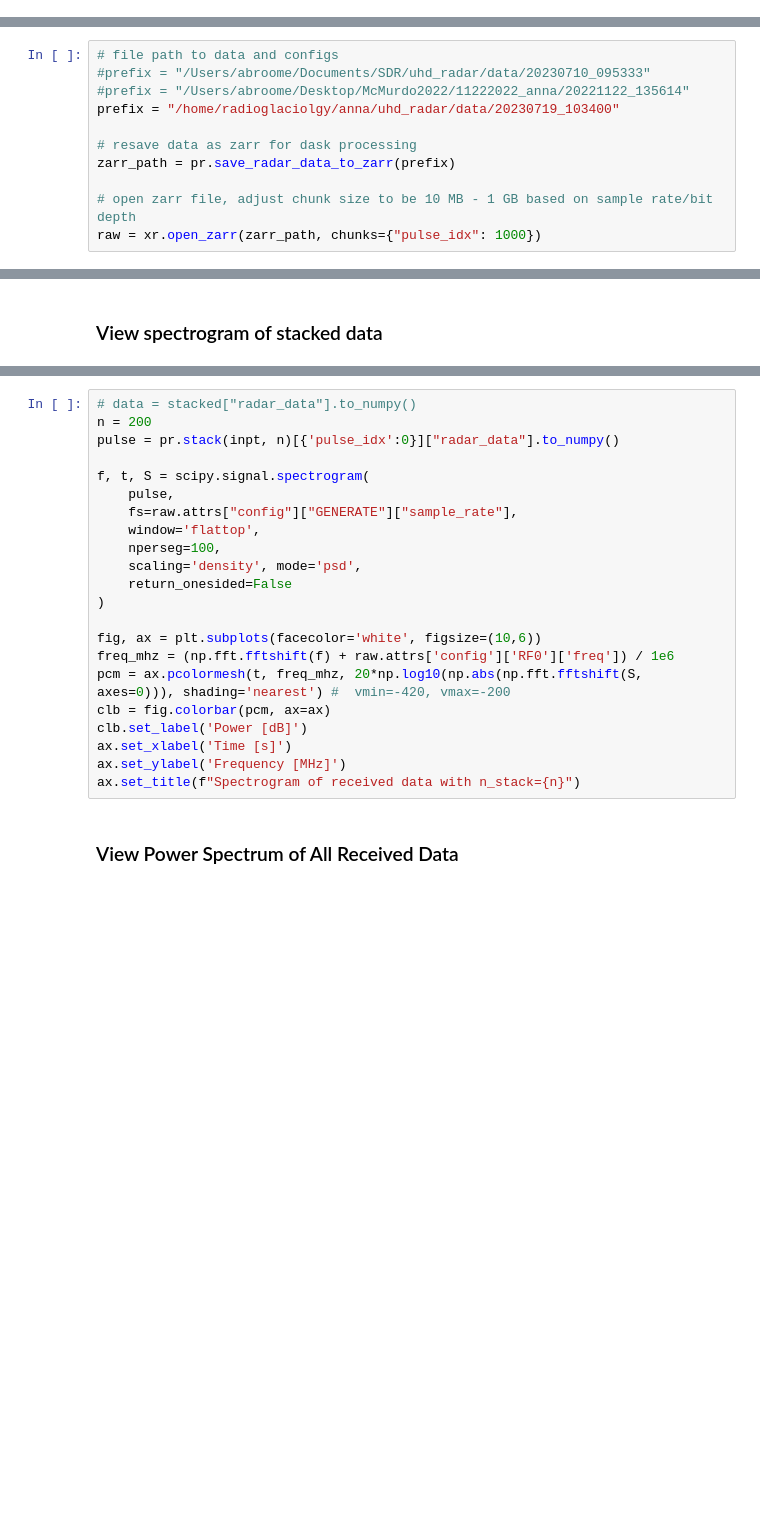
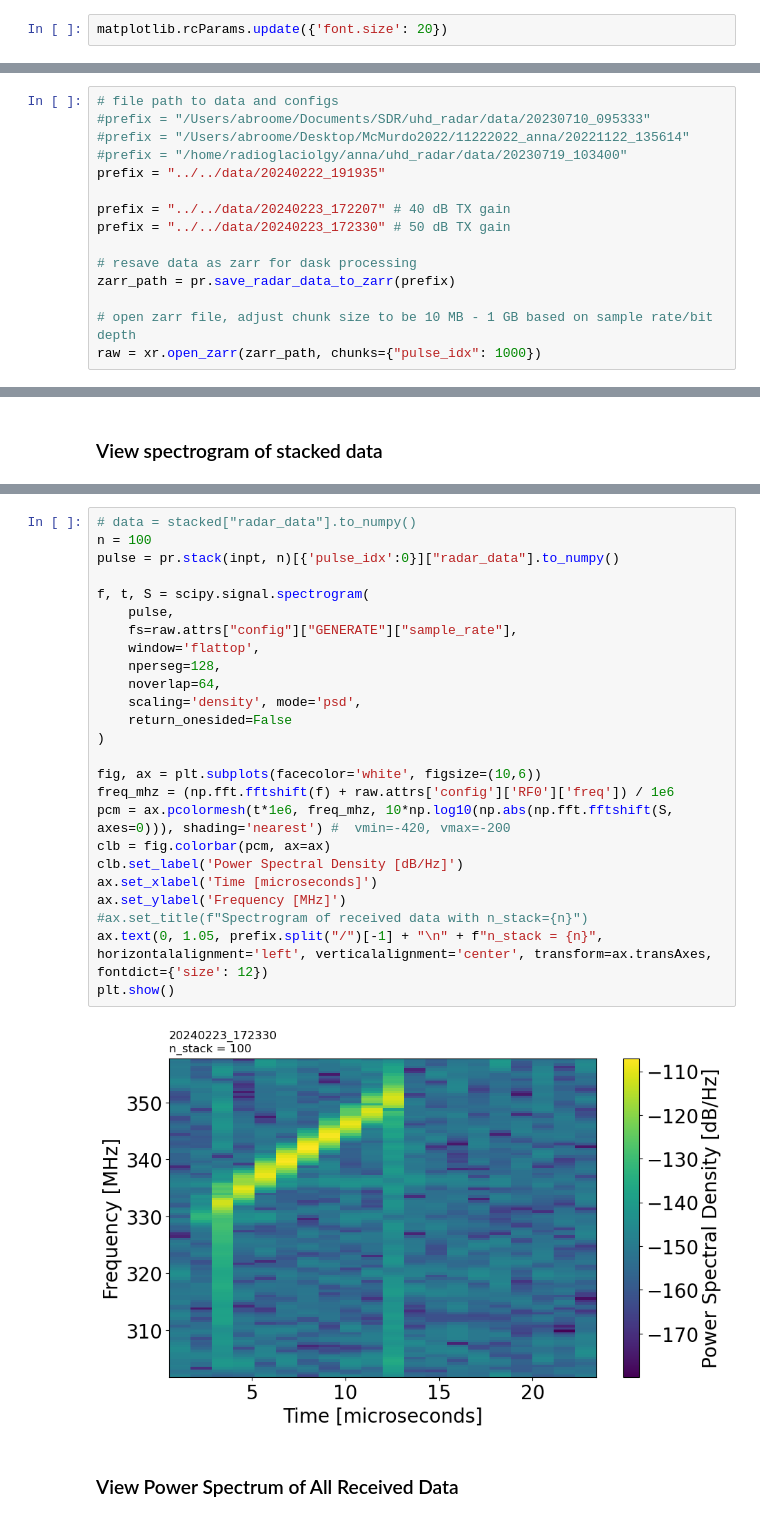
Before and after one commit to radioglaciology/uhd_radar, a Jupyter notebook: postprocessing/notebooks/Field Processing.ipynb, the cells around one changed output, grey strips where cells are left out. Cells and saved outputs as stored; diff of their text form; blank space fills up the shorter version.

Commit message:
Fix spectrogram plot units and formatting

```diff
--- a/postprocessing/notebooks/Field Processing.ipynb
+++ b/postprocessing/notebooks/Field Processing.ipynb
@@ -27,13 +30,19 @@ import processing as old_processing
 
 sys.path.append("../../preprocessing/")
 from generate_chirp import generate_chirp
+# %%
+matplotlib.rcParams.update({'font.size': 20})
 # %% [markdown]
 ### Open and resave file
 # %%
 # file path to data and configs
 #prefix = "/Users/abroome/Documents/SDR/uhd_radar/data/20230710_095333"
 #prefix = "/Users/abroome/Desktop/McMurdo2022/11222022_anna/20221122_135614"
-prefix = "/home/radioglaciolgy/anna/uhd_radar/data/20230719_103400"
+#prefix = "/home/radioglaciolgy/anna/uhd_radar/data/20230719_103400"
+prefix = "../../data/20240222_191935"
+
+prefix = "../../data/20240223_172207" # 40 dB TX gain
+prefix = "../../data/20240223_172330" # 50 dB TX gain
 
 # resave data as zarr for dask processing
 zarr_path = pr.save_radar_data_to_zarr(prefix)
@@ -127,25 +142,30 @@ inpt["radar_data"].shape
 # %%
 # data = stacked["radar_data"].to_numpy()
-n = 200
+n = 100
 pulse = pr.stack(inpt, n)[{'pulse_idx':0}]["radar_data"].to_numpy()
 
 f, t, S = scipy.signal.spectrogram(
     pulse,
     fs=raw.attrs["config"]["GENERATE"]["sample_rate"],
     window='flattop',
-    nperseg=100,
+    nperseg=128,
+    noverlap=64,
     scaling='density', mode='psd',
     return_onesided=False
 )
 
 fig, ax = plt.subplots(facecolor='white', figsize=(10,6))
 freq_mhz = (np.fft.fftshift(f) + raw.attrs['config']['RF0']['freq']) / 1e6
-pcm = ax.pcolormesh(t, freq_mhz, 20*np.log10(np.abs(np.fft.fftshift(S, axes=0))), shading='nearest') #  vmin=-420, vmax=-200
+pcm = ax.pcolormesh(t*1e6, freq_mhz, 10*np.log10(np.abs(np.fft.fftshift(S, axes=0))), shading='nearest') #  vmin=-420, vmax=-200
 clb = fig.colorbar(pcm, ax=ax)
-clb.set_label('Power [dB]')
-ax.set_xlabel('Time [s]')
+clb.set_label('Power Spectral Density [dB/Hz]')
+ax.set_xlabel('Time [microseconds]')
 ax.set_ylabel('Frequency [MHz]')
-ax.set_title(f"Spectrogram of received data with n_stack={n}")
+#ax.set_title(f"Spectrogram of received data with n_stack={n}")
+ax.text(0, 1.05, prefix.split("/")[-1] + "\n" + f"n_stack = {n}", horizontalalignment='left', verticalalignment='center', transform=ax.transAxes, fontdict={'size': 12})
+plt.show()
+# %% [output]
+[figure, added]
 # %% [markdown]
 ### View Power Spectrum of All Received Data
 # %%
```
Also changed, not shown: parts of 7 cells of this notebook.
